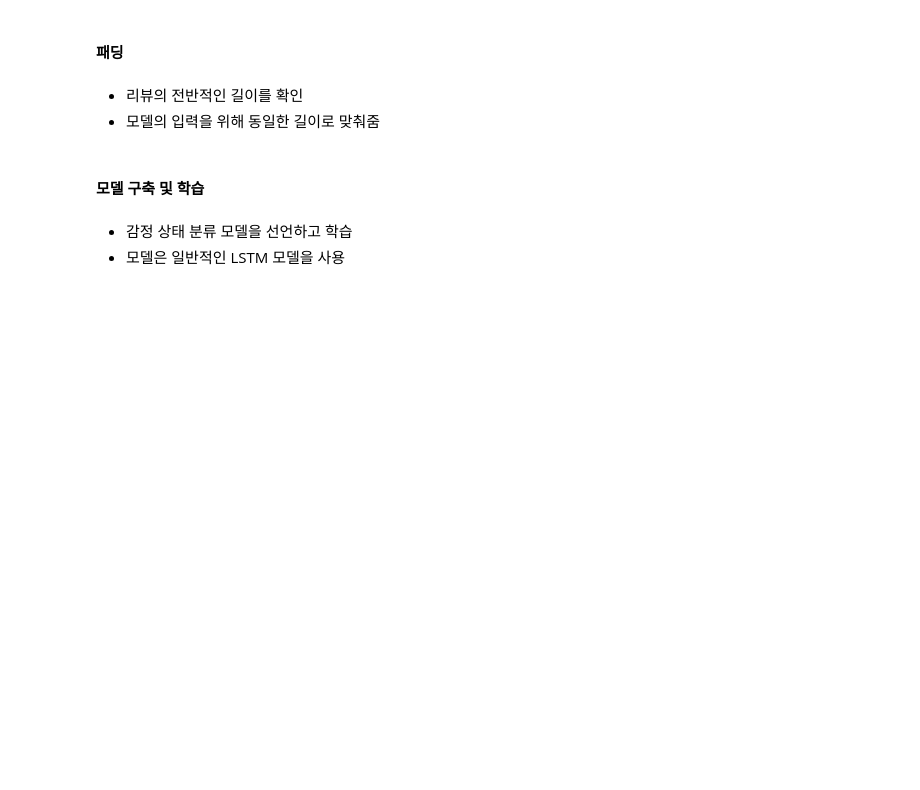
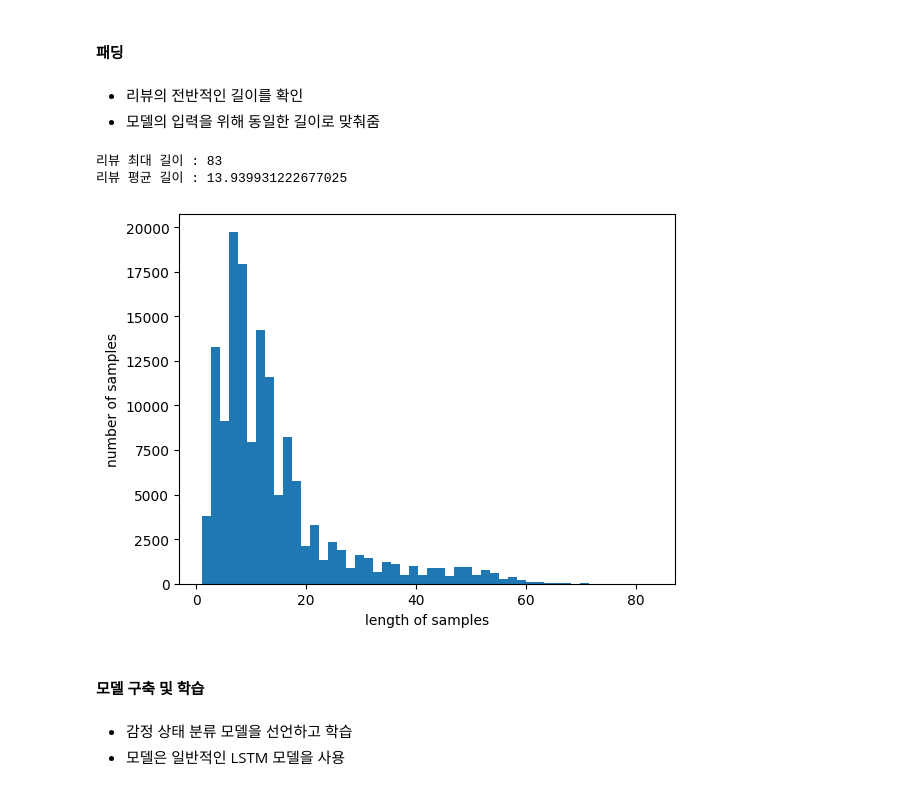
Before and after one commit to jo-cho/nlp_study, a Jupyter notebook: 1_NLP_SUANLAB/_10_감정_분석(Sentiment_Analysis).ipynb, the cells around one changed output. Cells and saved outputs as stored; diff of their text form; code cells hidden in the pictures; blank space fills up the shorter version.

```diff
--- a/1_NLP_SUANLAB/_10_감정_분석(Sentiment_Analysis).ipynb
+++ b/1_NLP_SUANLAB/_10_감정_분석(Sentiment_Analysis).ipynb
@@ -83,3 +233,21 @@
 
 *   빈도 수가 낮은 단어는 학습에 별로 영향을 주지 않음
 *   처리를 통해 빈도 수가 낮은 단어들은 제거
+# %%
+#빈도수 낮은 단어 제거
+threshold = 3
+words_cnt = len(tokenizer.word_index)
+rare_cnt = 0
+words_freq = 0
+rare_freq = 0
+
+for key, value in tokenizer.word_counts.items():
+    words_freq = words_freq + value
+    if value < threshold :
+        rare_cnt += 1
+        rare_freq = rare_freq + value
+
+print('전체 단어 수:', words_cnt)
+print('빈도가 {} 이하인 희귀 단어 수 : {}'.format(threshold-1, rare_cnt))
+print('희귀 단어 비율 : {}'.format(rare_cnt/words_cnt*100))
+print('희귀 단어 등장 빈도 비율 : {}'.format((rare_freq/words_freq)*100))
@@ -85,0 +259,4 @@
+# %%
+vocab_size = words_cnt - rare_cnt + 2 #(0번째 padding, out of vocabulary token) = 2
+
+print(vocab_size)
@@ -85,0 +265,6 @@
+# %%
+tokenizer = Tokenizer(vocab_size, oov_token='OOV')
+tokenizer.fit_on_texts(X_train)
+
+X_train = tokenizer.texts_to_sequences(X_train)
+X_test = tokenizer.texts_to_sequences(X_test)
@@ -85,0 +280,7 @@
+# %%
+drop_train = [index for index, sentence in enumerate(X_train) if len(sentence) < 1]
+
+X_train = np.delete(X_train, drop_train, axis = 0)
+y_train = np.delete(y_train, drop_train, axis = 0)
+
+print(len(X_train))
@@ -90,3 +293,15 @@
 
 *   리뷰의 전반적인 길이를 확인
 *   모델의 입력을 위해 동일한 길이로 맞춰줌
+# %%
+#padding 위해 길이 분포 확인
+print('리뷰 최대 길이 :', max(len(l) for l in X_train))
+print('리뷰 평균 길이 :', sum(map(len, X_train)) / len(X_train))
+
+plt.hist([len(s) for s in X_train], bins=50)
+plt.xlabel('length of samples')
+plt.ylabel('number of samples');
+# %% [output]
+리뷰 최대 길이 : 83
+리뷰 평균 길이 : 13.939931222677025
+[figure, added]
```
Also changed, not shown: parts of 58 cells of this notebook.
